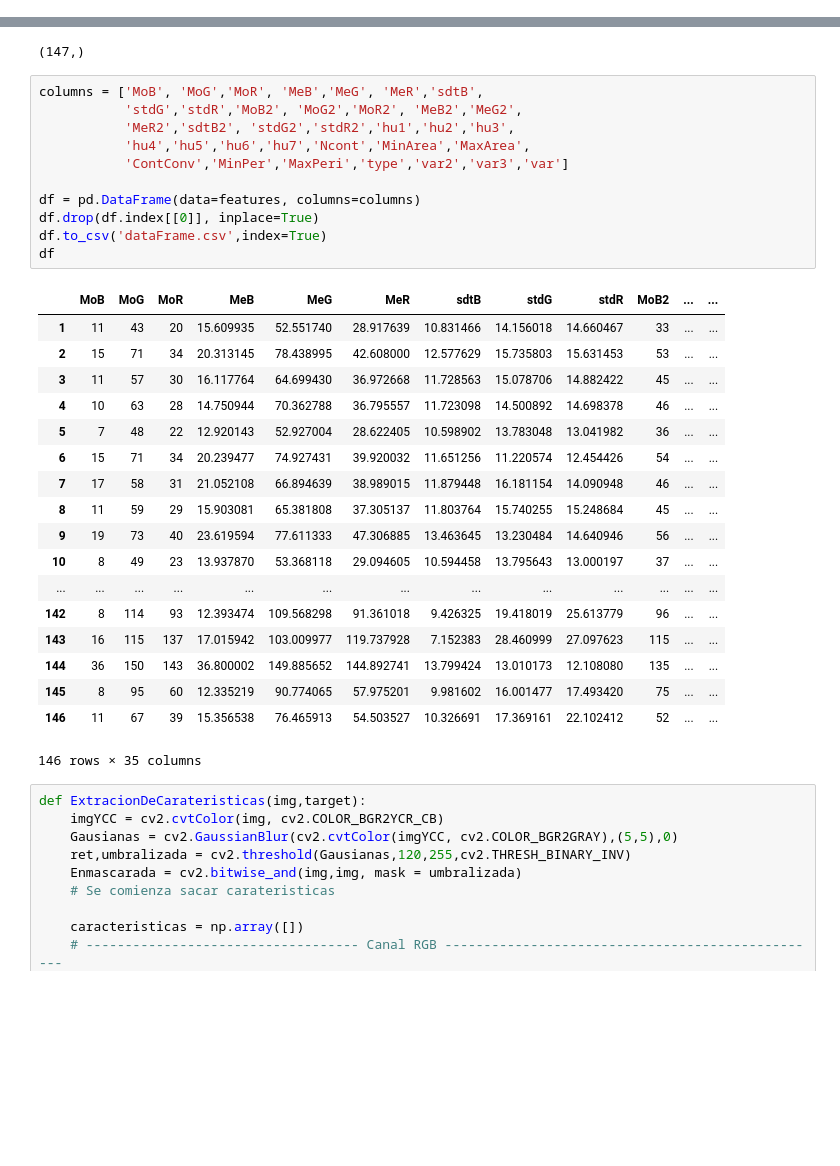
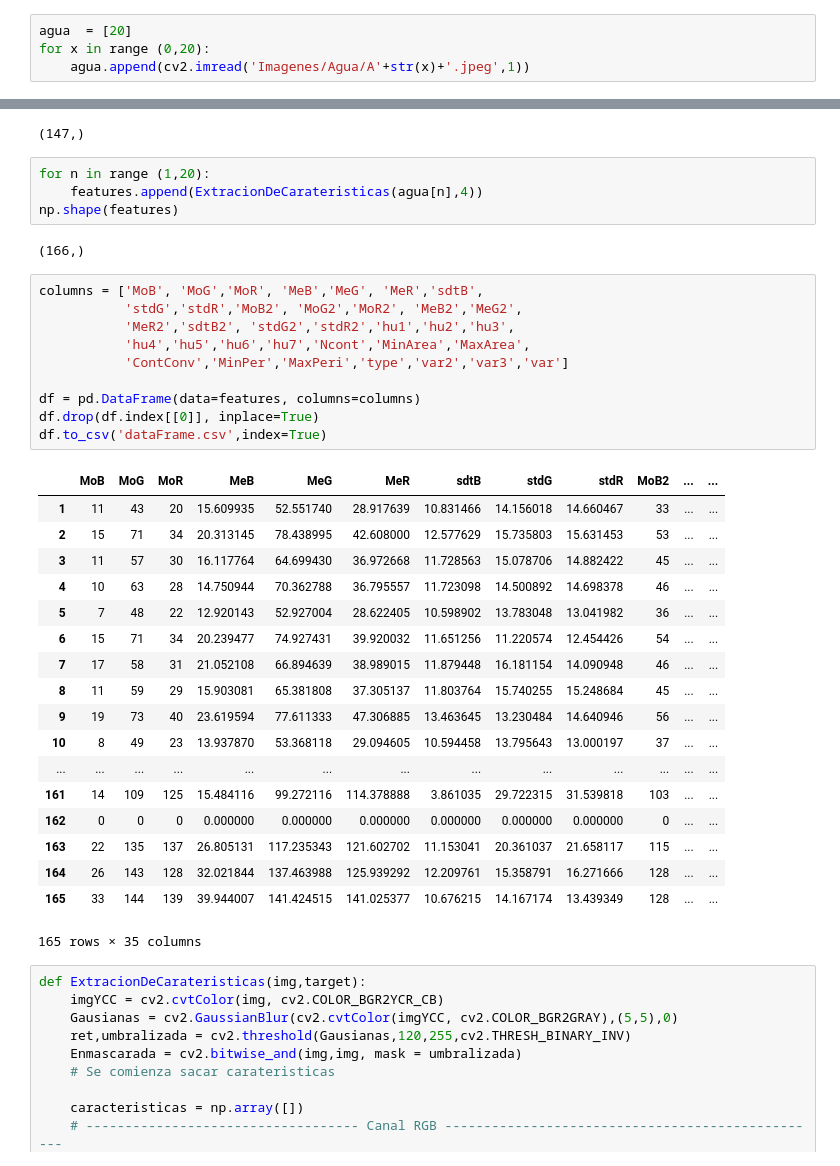
Before and after one commit to joaramirezra/Clasificador-Hojas-Canabis, a Jupyter notebook: CreacionCSV.ipynb, the cells around one changed output, grey strips where cells are left out. Cells and saved outputs as stored; diff of their text form; blank space fills up the shorter version.

Commit message:
Data set con agua

```diff
--- a/CreacionCSV.ipynb
+++ b/CreacionCSV.ipynb
@@ -19,6 +13,10 @@ for x in range (0 , 50):
     sanas.append(cv2.imread('Imagenes/Sanas/S'+str(x)+'.jpg',1))
     enfermas.append(cv2.imread('Imagenes/Insectos/I'+str(x)+'.jpg',1))
     insectos.append(cv2.imread('Imagenes/Manchas/E'+str(x)+'.jpg',1))
+# %%
+agua  = [20]
+for x in range (0,20):
+    agua.append(cv2.imread('Imagenes/Agua/A'+str(x)+'.jpeg',1))
 # %%
 ## Vector de caracteristica
 features = []
@@ -39,36 +37,41 @@ for n in range (1,50):
 np.shape(features)
 # %% [output]
 (147,)
+# %%
+for n in range (1,20):
+    features.append(ExtracionDeCarateristicas(agua[n],4))
+np.shape(features)
+# %% [output]
+(166,)
 # %%
 columns = ['MoB', 'MoG','MoR', 'MeB','MeG', 'MeR','sdtB',
            'stdG','stdR','MoB2', 'MoG2','MoR2', 'MeB2','MeG2',
            'MeR2','sdtB2', 'stdG2','stdR2','hu1','hu2','hu3',
            'hu4','hu5','hu6','hu7','Ncont','MinArea','MaxArea',
            'ContConv','MinPer','MaxPeri','type','var2','var3','var']
 
 df = pd.DataFrame(data=features, columns=columns)
 df.drop(df.index[[0]], inplace=True)
 df.to_csv('dataFrame.csv',index=True)
-df
 # %% [output]
 |  | MoB | MoG | MoR | MeB | MeG | MeR | sdtB | stdG | stdR | MoB2 | ... | ... |
 | 1 | 11 | 43 | 20 | 15.609935 | 52.551740 | 28.917639 | 10.831466 | 14.156018 | 14.660467 | 33 | ... | ... |
 | 2 | 15 | 71 | 34 | 20.313145 | 78.438995 | 42.608000 | 12.577629 | 15.735803 | 15.631453 | 53 | ... | ... |
 | 3 | 11 | 57 | 30 | 16.117764 | 64.699430 | 36.972668 | 11.728563 | 15.078706 | 14.882422 | 45 | ... | ... |
 | 4 | 10 | 63 | 28 | 14.750944 | 70.362788 | 36.795557 | 11.723098 | 14.500892 | 14.698378 | 46 | ... | ... |
 | 5 | 7 | 48 | 22 | 12.920143 | 52.927004 | 28.622405 | 10.598902 | 13.783048 | 13.041982 | 36 | ... | ... |
 | 6 | 15 | 71 | 34 | 20.239477 | 74.927431 | 39.920032 | 11.651256 | 11.220574 | 12.454426 | 54 | ... | ... |
 | 7 | 17 | 58 | 31 | 21.052108 | 66.894639 | 38.989015 | 11.879448 | 16.181154 | 14.090948 | 46 | ... | ... |
 | 8 | 11 | 59 | 29 | 15.903081 | 65.381808 | 37.305137 | 11.803764 | 15.740255 | 15.248684 | 45 | ... | ... |
 | 9 | 19 | 73 | 40 | 23.619594 | 77.611333 | 47.306885 | 13.463645 | 13.230484 | 14.640946 | 56 | ... | ... |
 | 10 | 8 | 49 | 23 | 13.937870 | 53.368118 | 29.094605 | 10.594458 | 13.795643 | 13.000197 | 37 | ... | ... |
 | ... | ... | ... | ... | ... | ... | ... | ... | ... | ... | ... | ... | ... |
-| 142 | 8 | 114 | 93 | 12.393474 | 109.568298 | 91.361018 | 9.426325 | 19.418019 | 25.613779 | 96 | ... | ... |
-| 143 | 16 | 115 | 137 | 17.015942 | 103.009977 | 119.737928 | 7.152383 | 28.460999 | 27.097623 | 115 | ... | ... |
-| 144 | 36 | 150 | 143 | 36.800002 | 149.885652 | 144.892741 | 13.799424 | 13.010173 | 12.108080 | 135 | ... | ... |
-| 145 | 8 | 95 | 60 | 12.335219 | 90.774065 | 57.975201 | 9.981602 | 16.001477 | 17.493420 | 75 | ... | ... |
-| 146 | 11 | 67 | 39 | 15.356538 | 76.465913 | 54.503527 | 10.326691 | 17.369161 | 22.102412 | 52 | ... | ... |
+| 161 | 14 | 109 | 125 | 15.484116 | 99.272116 | 114.378888 | 3.861035 | 29.722315 | 31.539818 | 103 | ... | ... |
+| 162 | 0 | 0 | 0 | 0.000000 | 0.000000 | 0.000000 | 0.000000 | 0.000000 | 0.000000 | 0 | ... | ... |
+| 163 | 22 | 135 | 137 | 26.805131 | 117.235343 | 121.602702 | 11.153041 | 20.361037 | 21.658117 | 115 | ... | ... |
+| 164 | 26 | 143 | 128 | 32.021844 | 137.463988 | 125.939292 | 12.209761 | 15.358791 | 16.271666 | 128 | ... | ... |
+| 165 | 33 | 144 | 139 | 39.944007 | 141.424515 | 141.025377 | 10.676215 | 14.167174 | 13.439349 | 128 | ... | ... |
-146 rows × 35 columns
+165 rows × 35 columns
 # %%
 def ExtracionDeCarateristicas(img,target):
     imgYCC = cv2.cvtColor(img, cv2.COLOR_BGR2YCR_CB)
```
Also changed, not shown: parts of 2 cells of this notebook, 44 other files.
